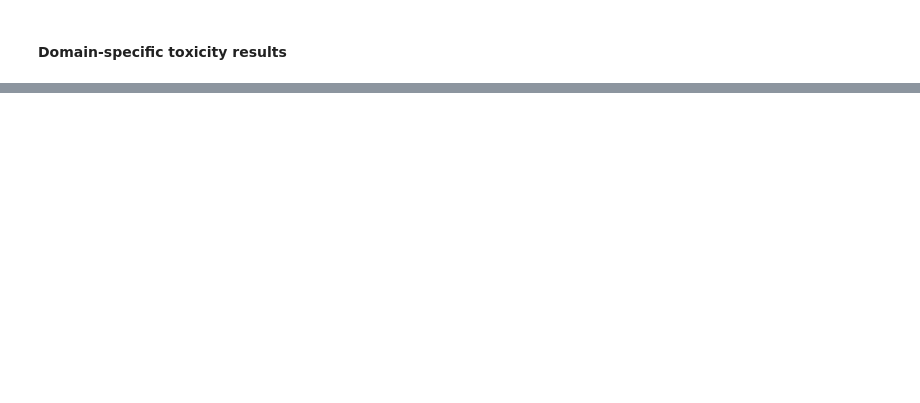
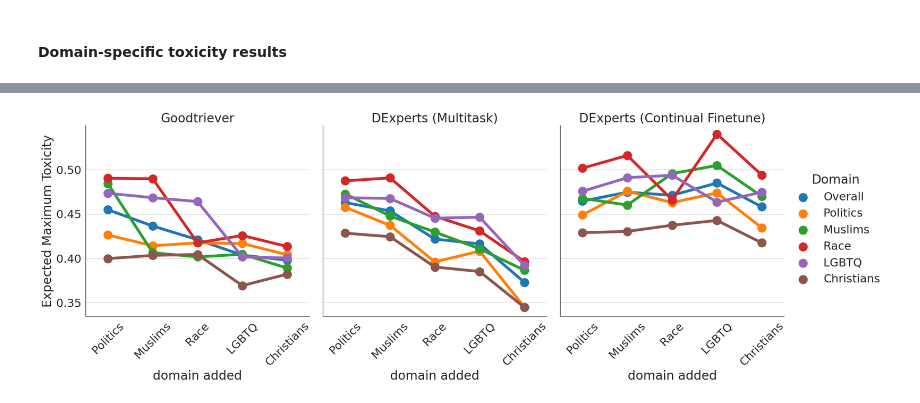
Before and after one commit to luizapozzobon/goodtriever-pt, a Jupyter notebook: notebooks/05.1_continual_mitigation_poc.ipynb, the cells around one changed output, grey strips where cells are left out. Cells and saved outputs as stored; diff of their text form; code cells hidden in the pictures; blank space fills up the shorter version.

```diff
--- a/notebooks/05.1_continual_mitigation_poc.ipynb
+++ b/notebooks/05.1_continual_mitigation_poc.ipynb
@@ -141,0 +167,42 @@ plt.plot()
+# %%
+main_metric = "toxicity_gb"
+metric = "Expected Maximum Toxicity"
+
+overall = metrics_df["toxicity"].query("mode == 'toxic' and metric == @metric").copy()
+overall["domain_result"] = "Overall"
+temp = metrics_df[main_metric].query("mode == 'toxic' and metric == @metric")
+temp = pd.concat([overall, temp])
+temp["Domain"] = temp["domain_result"].map({"Overall": "Overall", **domains})
+
+g = sns.catplot(
+    data=temp,
+    x="domain_idx",
+    y="value",
+    kind="point",
+    hue="Domain",
+    col="experiment",
+    scale=2.5,
+    height=7,
+    aspect=1.0
+)
+g.set_titles("{col_name}")
+for row_ax, domain in zip(g.axes, sorted(temp["Domain"].unique())):
+    for idx, ax in enumerate(row_ax):
+        ax.set_xticks(
+            labels=domains.values(),
+            ticks=[0, 1, 2, 3, 4],
+            rotation=45
+        )
+        ax.set_xlabel("domain added")
+        ax.set_ylabel(metric)
+        ax.grid(axis="y")
+
+
+#plt.suptitle(f"Domain-specific {metric}")
+# sns.move_legend(g, "upper center", ncols=6, fontsize=14, title="Domain", bbox_to_anchor=(0.5, 1.1))
+sns.move_legend(g, "center right", bbox_to_anchor=(1.0, 0.5))
+plt.savefig("../images/cl_techniques.pdf", format="pdf", bbox_inches="tight")
+plt.savefig("../images/cl_techniques.svg", format="svg", bbox_inches="tight")
+plt.show()
+# %% [output]
+[figure, added]
```
Also changed, not shown: parts of 15 cells of this notebook, 1 other file.
